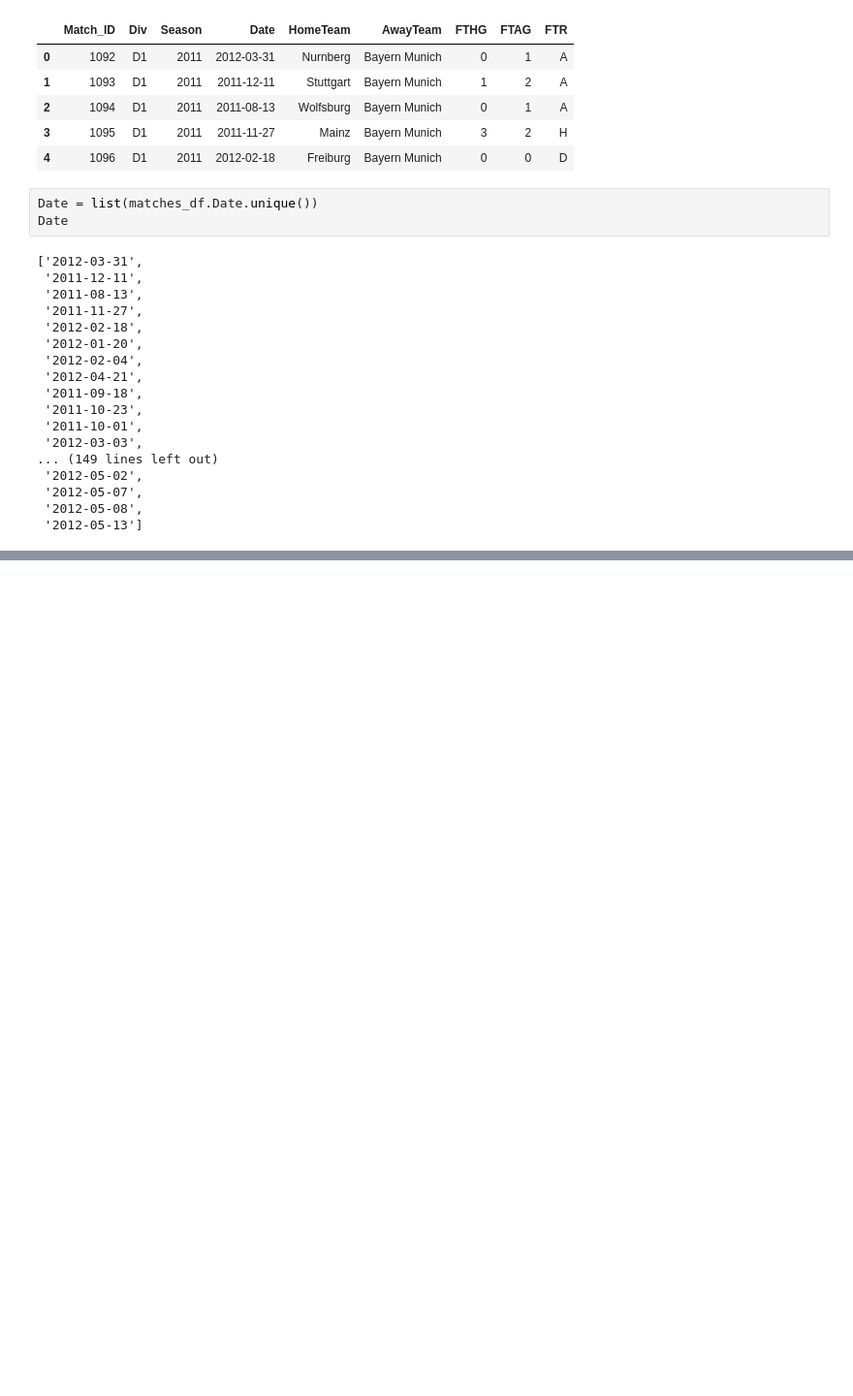
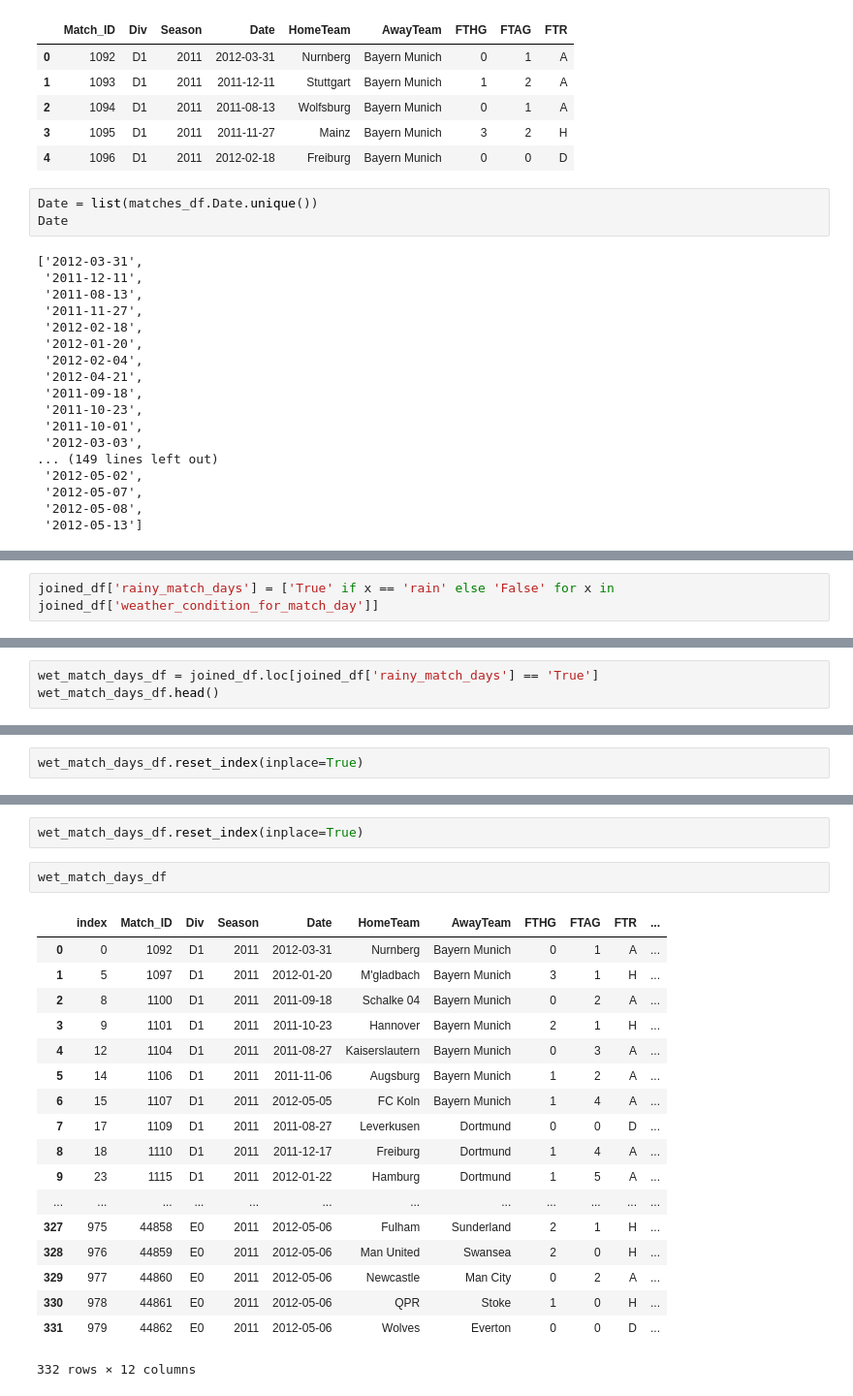
Before and after one commit to Abhiolar/Match-predictions-using-weather-SQL-, a Jupyter notebook: PROJECT MOD_2 ROUGH.ipynb, the cells around one changed output, grey strips where cells are left out. Shown at 97% size. Cells and saved outputs as stored; diff of their text form; blank space fills up the shorter version.

```diff
--- a/PROJECT MOD_2 ROUGH.ipynb
+++ b/PROJECT MOD_2 ROUGH.ipynb
@@ -370,0 +531,2 @@ for keys i
+# %%
+joined_df['rainy_match_days'] = ['True' if x == 'rain' else 'False' for x in joined_df['weather_condition_for_match_day']]
@@ -370,0 +561,3 @@ for keys i
+# %%
+wet_match_days_df = joined_df.loc[joined_df['rainy_match_days'] == 'True']
+wet_match_days_df.head()
@@ -370,0 +571,2 @@ for keys i
+# %%
+wet_match_days_df.reset_index(inplace=True)
@@ -370,0 +675,23 @@ for keys i
+# %%
+wet_match_days_df.reset_index(inplace=True)
+# %%
+wet_match_days_df
+# %% [output]
+|  | index | Match_ID | Div | Season | Date | HomeTeam | AwayTeam | FTHG | FTAG | FTR | ... |
+| 0 | 0 | 1092 | D1 | 2011 | 2012-03-31 | Nurnberg | Bayern Munich | 0 | 1 | A | ... |
+| 1 | 5 | 1097 | D1 | 2011 | 2012-01-20 | M'gladbach | Bayern Munich | 3 | 1 | H | ... |
+| 2 | 8 | 1100 | D1 | 2011 | 2011-09-18 | Schalke 04 | Bayern Munich | 0 | 2 | A | ... |
+| 3 | 9 | 1101 | D1 | 2011 | 2011-10-23 | Hannover | Bayern Munich | 2 | 1 | H | ... |
+| 4 | 12 | 1104 | D1 | 2011 | 2011-08-27 | Kaiserslautern | Bayern Munich | 0 | 3 | A | ... |
+| 5 | 14 | 1106 | D1 | 2011 | 2011-11-06 | Augsburg | Bayern Munich | 1 | 2 | A | ... |
+| 6 | 15 | 1107 | D1 | 2011 | 2012-05-05 | FC Koln | Bayern Munich | 1 | 4 | A | ... |
+| 7 | 17 | 1109 | D1 | 2011 | 2011-08-27 | Leverkusen | Dortmund | 0 | 0 | D | ... |
+| 8 | 18 | 1110 | D1 | 2011 | 2011-12-17 | Freiburg | Dortmund | 1 | 4 | A | ... |
+| 9 | 23 | 1115 | D1 | 2011 | 2012-01-22 | Hamburg | Dortmund | 1 | 5 | A | ... |
+| ... | ... | ... | ... | ... | ... | ... | ... | ... | ... | ... | ... |
+| 327 | 975 | 44858 | E0 | 2011 | 2012-05-06 | Fulham | Sunderland | 2 | 1 | H | ... |
+| 328 | 976 | 44859 | E0 | 2011 | 2012-05-06 | Man United | Swansea | 2 | 0 | H | ... |
+| 329 | 977 | 44860 | E0 | 2011 | 2012-05-06 | Newcastle | Man City | 0 | 2 | A | ... |
+| 330 | 978 | 44861 | E0 | 2011 | 2012-05-06 | QPR | Stoke | 1 | 0 | H | ... |
+| 331 | 979 | 44862 | E0 | 2011 | 2012-05-06 | Wolves | Everton | 0 | 0 | D | ... |
+332 rows × 12 columns
```
Also changed, not shown: parts of 53 cells of this notebook, 1 other file.
